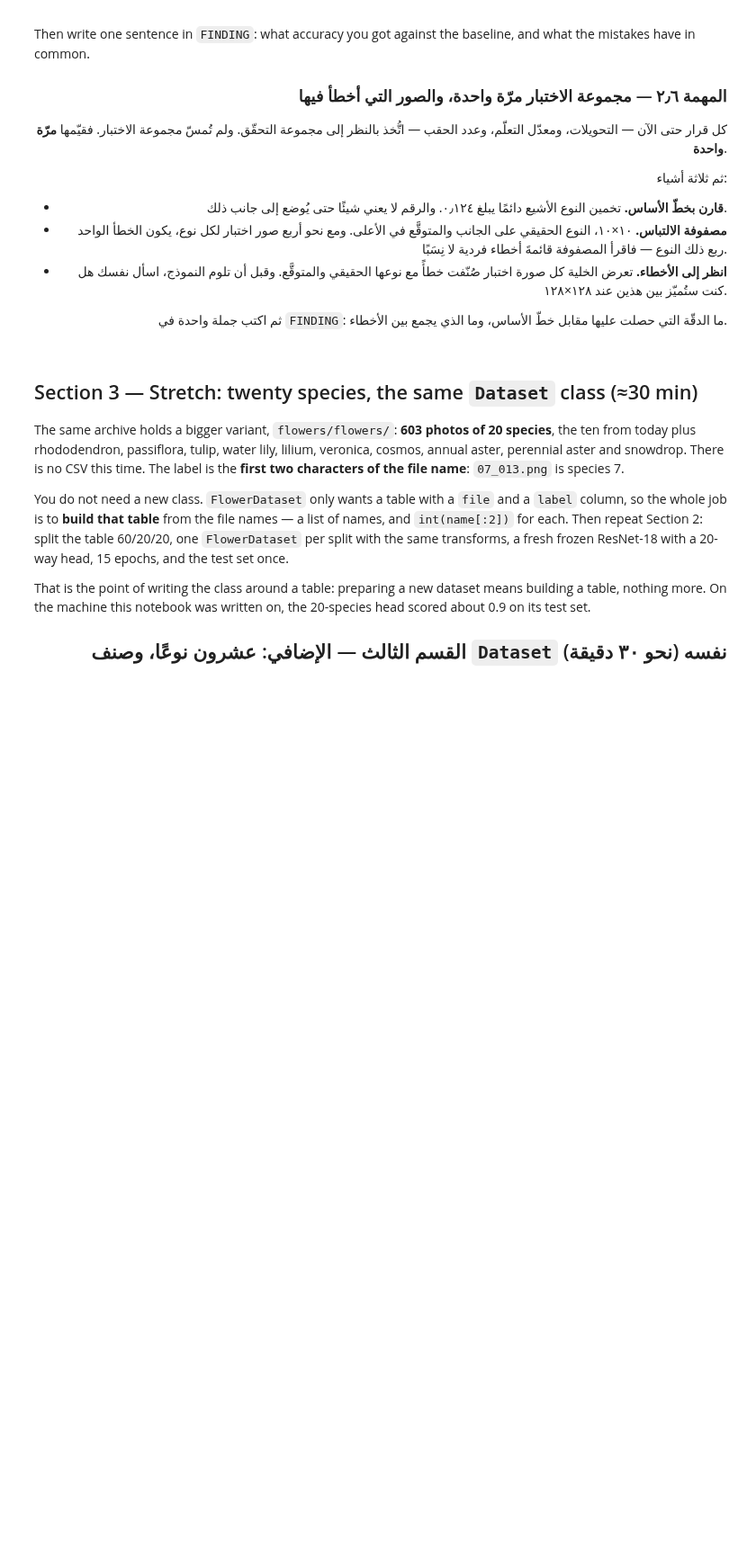
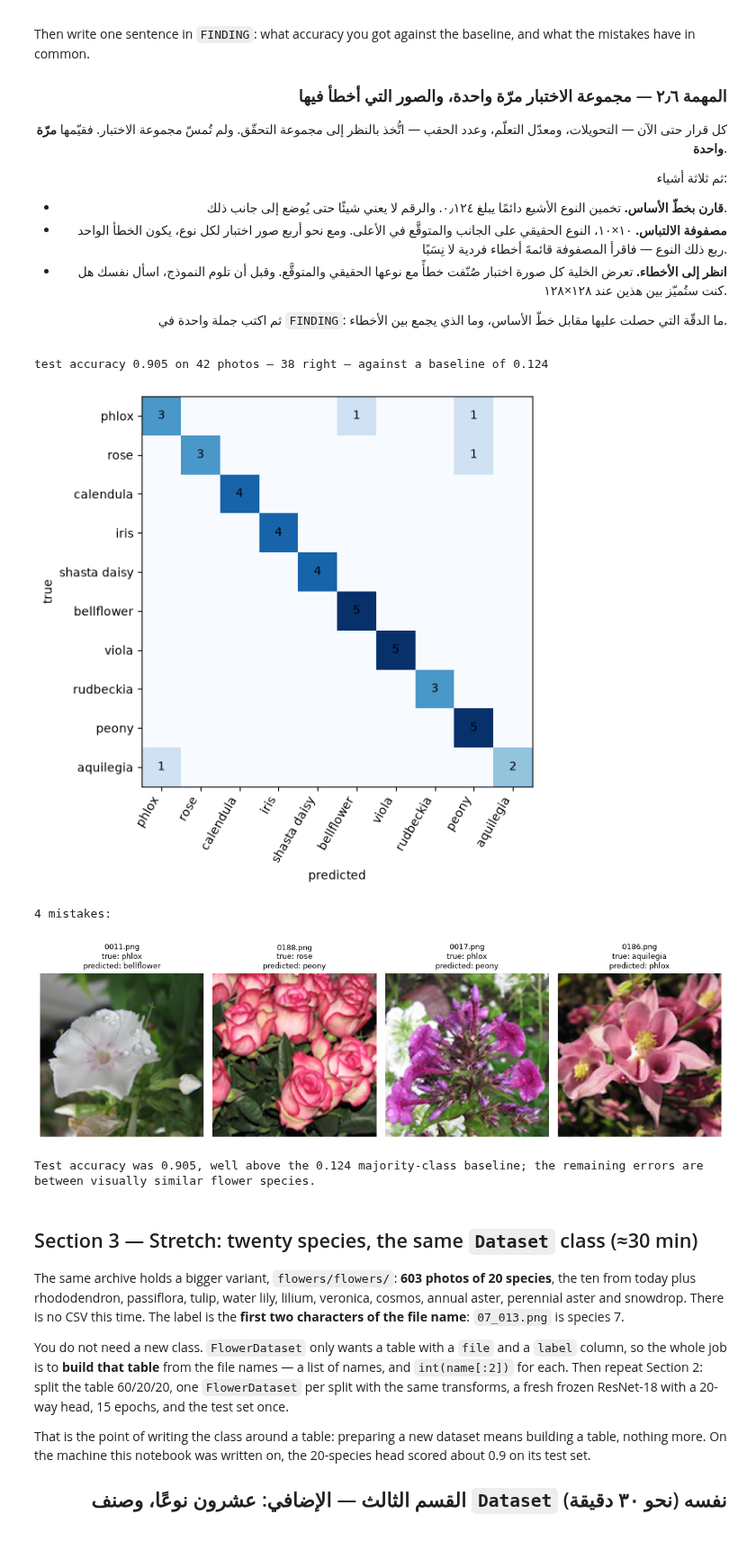
Before and after one commit to 507ahmed507-afk/AIEP_Olo_student, a Jupyter notebook: week_4_cnn_finetuning/labs/D2_flowers_finetune/D2_flowers_finetune_blank.ipynb, the cells around one changed output. Shown at 90% size. Cells and saved outputs as stored; diff of their text form; code cells hidden in the pictures; blank space fills up the shorter version.

```diff
--- a/week_4_cnn_finetuning/labs/D2_flowers_finetune/D2_flowers_finetune_blank.ipynb
+++ b/week_4_cnn_finetuning/labs/D2_flowers_finetune/D2_flowers_finetune_blank.ipynb
@@ -868,40 +993,68 @@ mistakes have in common.
 # ابحث عن: "sklearn confusion_matrix labels pytorch predictions argmax"
 # ────────────────────────────────────────────────────────────────────
 
+# TODO: Score the test set once: keep the loss and accuracy.
+# مهمة: قيّم مجموعة الاختبار مرّة واحدة: احتفظ بالخسارة والدقّة.
+TEST_LOSS, FINAL_ACCURACY = evaluate(model, test_loader)
+
 # TODO: The predicted species for every test photo, in test_df order.
 # مهمة: النوع المتوقَّع لكل صورة اختبار، بترتيب `test_df`.
+model.eval()
+with torch.no_grad():
+    TEST_PRED = torch.cat([
+        model(images).argmax(dim=1)
+        for images, targets in test_loader
+    ]).cpu().numpy()
+
 TEST_TRUE = test_df["label"].to_numpy()
 BASELINE = counts.max() / len(labels)
+
 print(f"test accuracy {FINAL_ACCURACY:.3f} on {len(TEST_TRUE)} photos — "
       f"{int(round(FINAL_ACCURACY * len(TEST_TRUE)))} right — against a baseline of {BASELINE:.3f}")
+
 confusion = confusion_matrix(TEST_TRUE, TEST_PRED, labels=range(len(FLOWER_NAMES)))
+
 fig, ax = plt.subplots(figsize=(7, 6))
 ax.imshow(confusion, cmap="Blues")
 ax.set_xticks(range(10), FLOWER_NAMES, rotation=60, ha="right")
 ax.set_yticks(range(10), FLOWER_NAMES)
 ax.set_xlabel("predicted")
 ax.set_ylabel("true")
+
 for i in range(10):
     for j in range(10):
         if confusion[i, j]:
             ax.text(j, i, confusion[i, j], ha="center", va="center")
+
 plt.tight_layout()
 plt.show()
+
 wrong = np.flatnonzero(TEST_PRED != TEST_TRUE)
 print(f"{len(wrong)} mistakes:")
+
 if len(wrong):
     fig, axes = plt.subplots(1, len(wrong), figsize=(3 * len(wrong), 3.4), squeeze=False)
     for ax, k in zip(axes[0], wrong):
         file = test_df.iloc[k]["file"]
         ax.imshow(Image.open(IMAGE_DIR / file))
         ax.set_title(f"{file}\ntrue: {FLOWER_NAMES[TEST_TRUE[k]]}\n"
                      f"predicted: {FLOWER_NAMES[TEST_PRED[k]]}", fontsize=9)
         ax.axis("off")
     plt.tight_layout()
     plt.show()
+
 # TODO: One sentence: your accuracy against the baseline, and what the mistakes have in common.
 # مهمة: جملة واحدة: دقّتك مقابل خطّ الأساس، وما الذي يجمع بين الأخطاء.
+FINDING = (f"Test accuracy was {FINAL_ACCURACY:.3f}, well above the {BASELINE:.3f} "
+           f"majority-class baseline; the remaining errors are between visually similar flower species.")
+
 print(f"\n{FINDING}")
+# %% [output]
+test accuracy 0.905 on 42 photos — 38 right — against a baseline of 0.124
+[figure, added]
+4 mistakes:
+[figure, added]
+Test accuracy was 0.905, well above the 0.124 majority-class baseline; the remaining errors are between visually similar flower species.
 # %% [markdown]
 ## Section 3 — Stretch: twenty species, the same `Dataset` class  (≈30 min)
 
```
Also changed, not shown: parts of 11 cells of this notebook.
